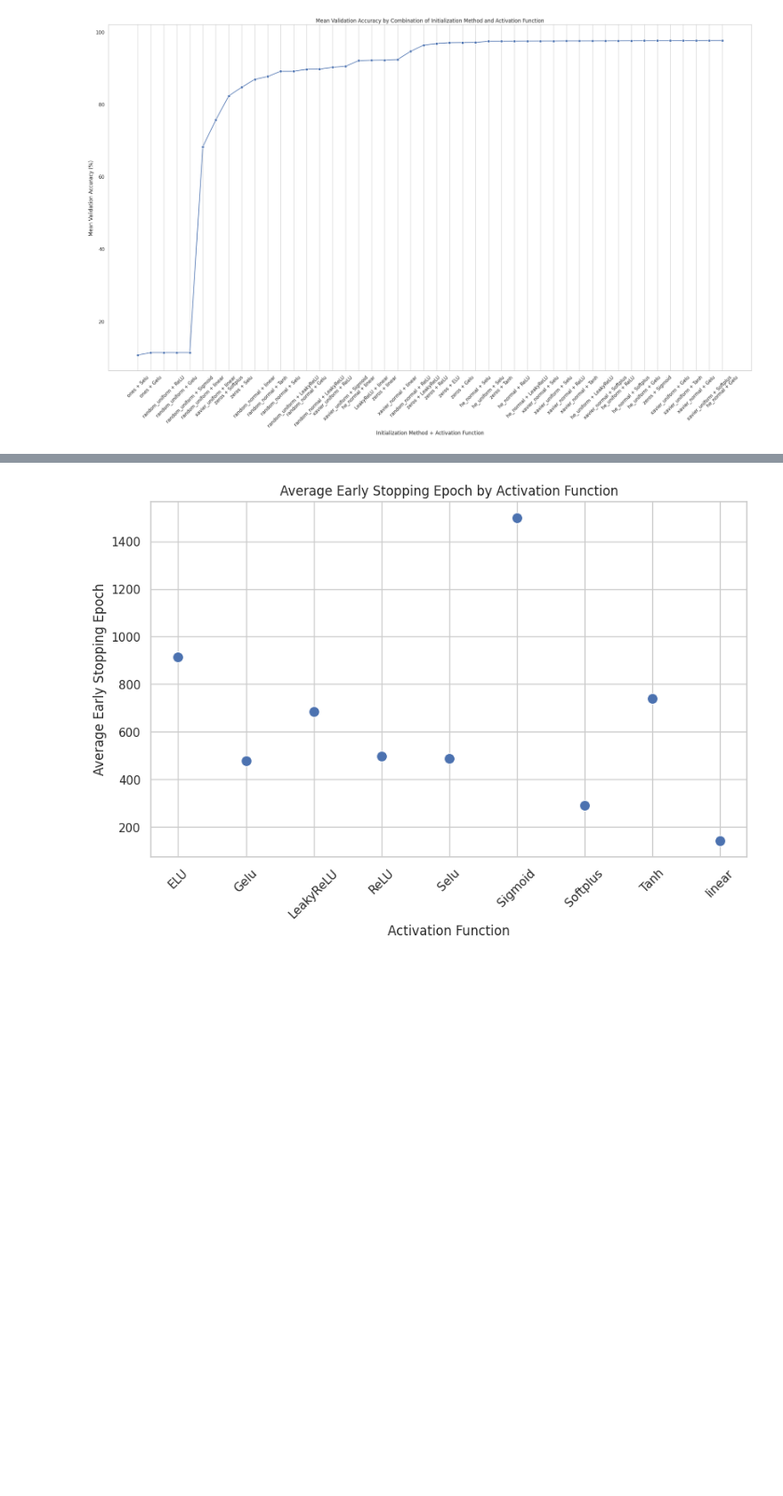
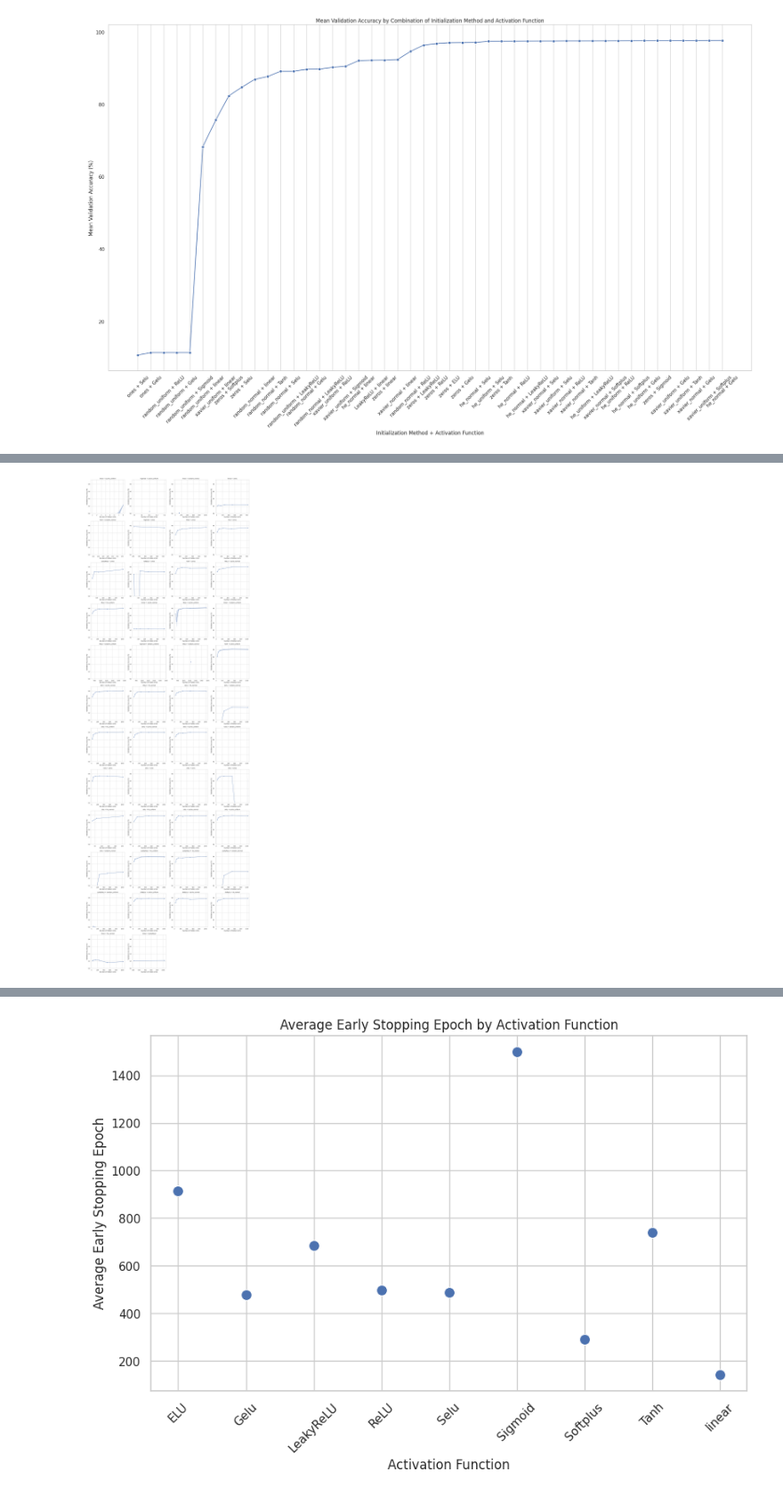
Before and after one commit to Yukesh432/pytorch-learning, a Jupyter notebook: nn_architecture/eda.ipynb, the cells around one changed output, grey strips where cells are left out. Shown at 89% size. Drawn from its saved outputs; the diff is of its cells as text; code cells hidden in the pictures; blank space fills up the shorter version.

Commit message:
update:subplots added

```diff
--- a/nn_architecture/eda.ipynb
+++ b/nn_architecture/eda.ipynb
@@ -181,0 +176,34 @@ plt.show()
+# %%
+import matplotlib.pyplot as plt
+import seaborn as sns
+
+# Setting the aesthetic style
+sns.set(style="whitegrid")
+
+# Creating combination key and calculating rows
+df['act_init_combination'] = df['activation_function'] + " + " + df['initialization_method']
+combinations = df['act_init_combination'].unique()
+n_rows = (len(combinations) + 3) // 4  # Calculate rows needed
+
+# Setup plot
+plt.figure(figsize=(20, 5 * n_rows))
+
+# Determine the global y-axis limits based on the higher end of the data
+# Here, we can set the lower limit just below the lowest high accuracy value
+# and the upper limit just above the highest accuracy value
+ymin_limit = 90  # for example, if your accuracies are around and above 90%
+ymax_limit = df['val_accuracy'].max() + 1  # adding 1 to leave some space at the top
+
+# Generate subplots
+for i, combination in enumerate(combinations):
+    plt.subplot(n_rows, 4, i + 1)
+    sns.lineplot(x='num_of_hidden_units', y='val_accuracy', data=df[df['act_init_combination'] == combination], marker='o')
+    plt.title(combination)
+    plt.xlabel('Number of Hidden Units')
+    plt.ylabel('Validation Accuracy (%)')
+    plt.ylim(ymin_limit, ymax_limit)  # Apply zoomed in y-axis limits
+
+plt.tight_layout()
+plt.show()
+# %% [output]
+[figure, added]
```
Also changed, not shown: parts of 9 cells of this notebook.
